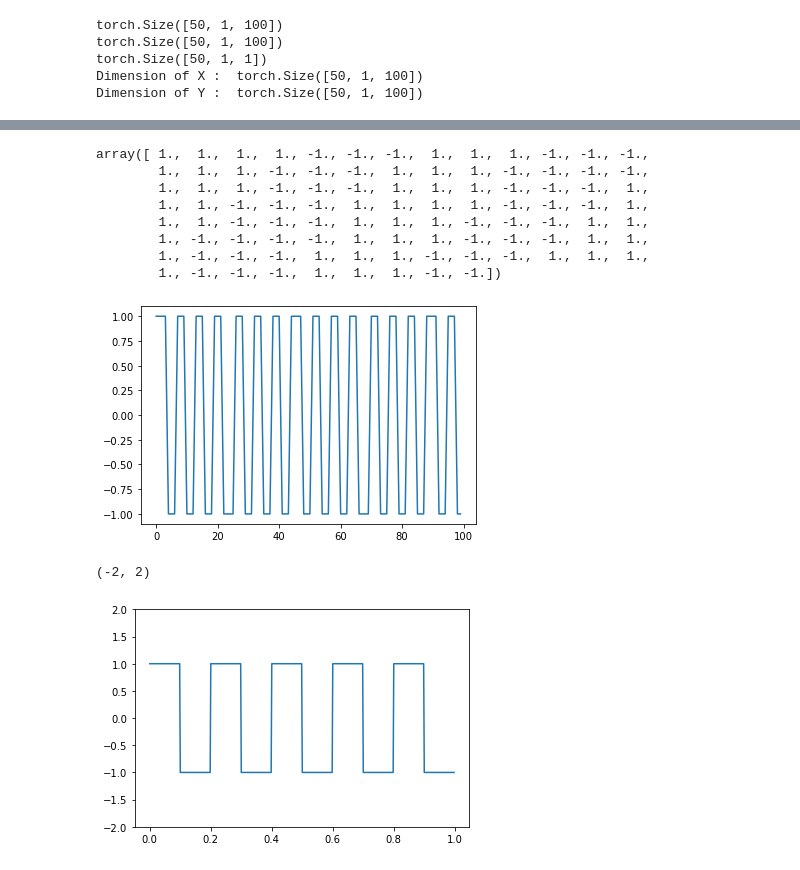
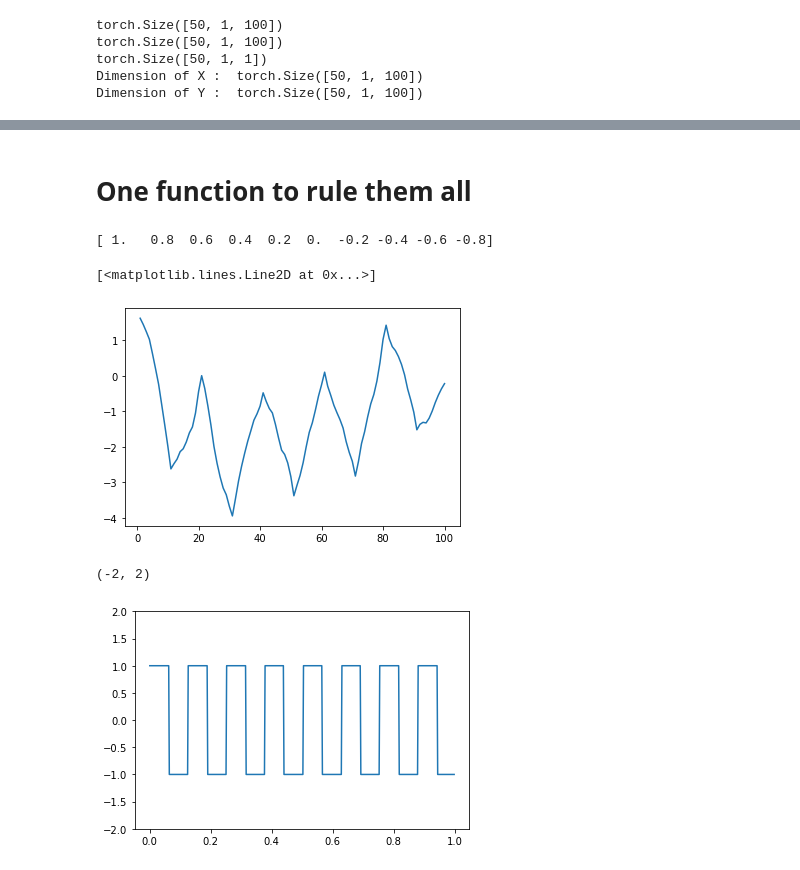
Before and after one commit to erikdengerud/TCN, a Jupyter notebook: test.ipynb, the cells around one changed output, grey strips where cells are left out. Drawn from its saved outputs; the diff is of its cells as text; code cells hidden in the pictures.

Commit message:
shapes run and visualization.

```diff
--- a/test.ipynb
+++ b/test.ipynb
@@ -29,0 +147,25 @@ t = 100
+# %% [markdown]
+# One function to rule them all
+# %%
+from typing import List
+def shape_series(shape, length=100, period=10, mean=0, var=1, noise=None, noise_var=1) -> List[float]:
+    """ Creates a shape series and adds noise to it. """
+    assert shape in ["sine", "triangle", "square"]
+    assert noise in [None, "iid", "matern"]
+    if shape == "sine":
+        s = sine(length, period, mean, var)
+    elif shape == "square":
+        s = square(length, period, mean, var)
+    elif shape == "triangle":
+        s = triangle(length, period, mean, var)
+    if noise == "iid":
+        s += iid_noise(s)
+    elif noise == "matern":
+        s += matern_noise(s)
+    return s
+
+plt.plot(np.linspace(1,100,100), shape_series("triangle", length=100, period=10, noise="matern"))
+# %% [output]
+[ 1.   0.8  0.6  0.4  0.2  0.  -0.2 -0.4 -0.6 -0.8]
+[<matplotlib.lines.Line2D at 0x...>]
+[figure, added]
@@ -30,26 +180,7 @@ t = 100
 # %%
-x = np.linspace(0, t, t, endpoint=False)
-#saw = signal.sawtooth(x)
-square = signal.square(x)
-plt.plot(x, square)
-#plt.ylim(-2, 2)
-square
+t = np.linspace(0, 1, 500, endpoint=False)
+plt.plot(t, signal.square( 50*t))
+plt.ylim(-2, 2)
 # %% [output]
-array([ 1.,  1.,  1.,  1., -1., -1., -1.,  1.,  1.,  1., -1., -1., -1.,
-        1.,  1.,  1., -1., -1., -1.,  1.,  1.,  1., -1., -1., -1., -1.,
-        1.,  1.,  1., -1., -1., -1.,  1.,  1.,  1., -1., -1., -1.,  1.,
-        1.,  1., -1., -1., -1.,  1.,  1.,  1.,  1., -1., -1., -1.,  1.,
-        1.,  1., -1., -1., -1.,  1.,  1.,  1., -1., -1., -1.,  1.,  1.,
-        1., -1., -1., -1., -1.,  1.,  1.,  1., -1., -1., -1.,  1.,  1.,
-        1., -1., -1., -1.,  1.,  1.,  1., -1., -1., -1.,  1.,  1.,  1.,
-        1., -1., -1., -1.,  1.,  1.,  1., -1., -1.])
+(-2, 2)
-[figure, old version]
+[figure, new version]
-# %%
-from scipy import signal
-import matplotlib.pyplot as plt
-t = np.linspace(0, 1, 500, endpoint=False)
-plt.plot(t, signal.square(2 * np.pi * 5 * t))
-plt.ylim(-2, 2)
-# %% [output]
-(-2, 2)
-[figure, removed]
```
Also changed, not shown: parts of 22 cells of this notebook, 10 other files.
